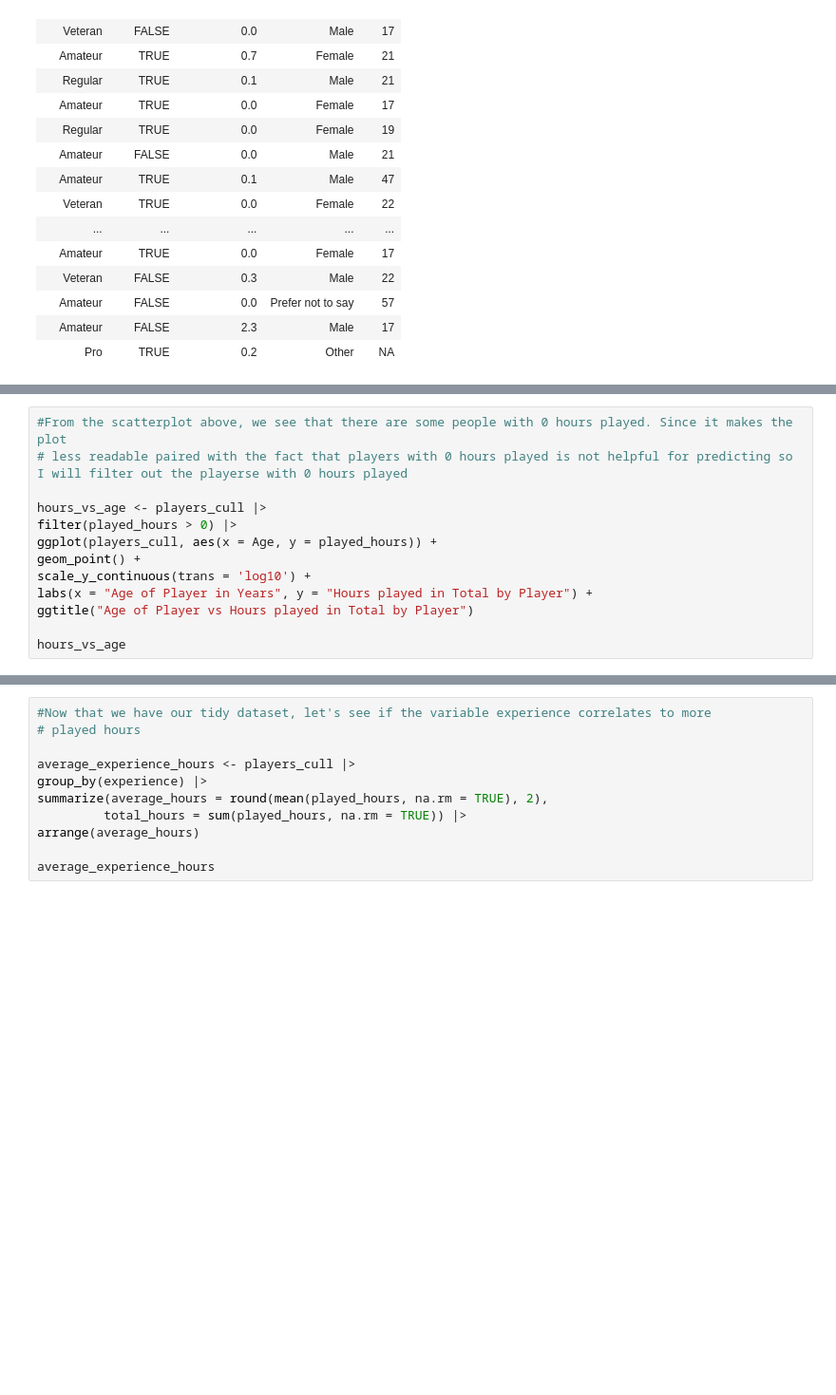
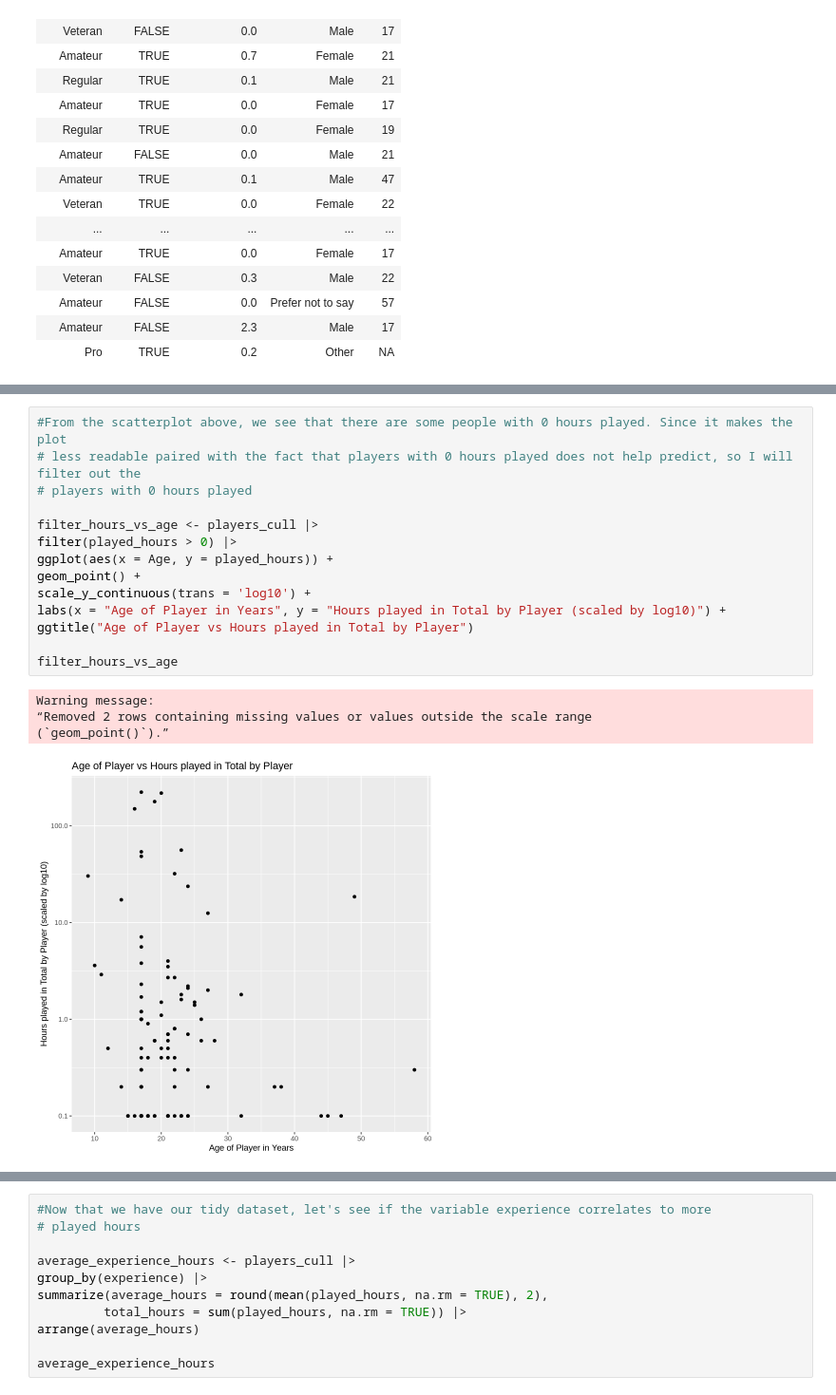
Before and after one commit to lhuang67/7-Lynn-Huang, a Jupyter notebook: MINECRAFT.ipynb, the cells around one changed output, grey strips where cells are left out. Shown at 95% size. Saved outputs shown, nothing was run; the diff lists cells and outputs as text; blank space fills up the shorter version.

```diff
--- a/MINECRAFT.ipynb
+++ b/MINECRAFT.ipynb
@@ -259,14 +259,20 @@ Warning message:
 [figure]
 # %%
 #From the scatterplot above, we see that there are some people with 0 hours played. Since it makes the plot
-# less readable paired with the fact that players with 0 hours played is not helpful for predicting so I will filter out the playerse with 0 hours played
+# less readable paired with the fact that players with 0 hours played does not help predict, so I will filter out the
+# players with 0 hours played
 
-hours_vs_age <- players_cull |>
+filter_hours_vs_age <- players_cull |>
 filter(played_hours > 0) |>
-ggplot(players_cull, aes(x = Age, y = played_hours)) +
+ggplot(aes(x = Age, y = played_hours)) +
 geom_point() +
 scale_y_continuous(trans = 'log10') +
-labs(x = "Age of Player in Years", y = "Hours played in Total by Player") +
+labs(x = "Age of Player in Years", y = "Hours played in Total by Player (scaled by log10)") +
 ggtitle("Age of Player vs Hours played in Total by Player")
 
-hours_vs_age
+filter_hours_vs_age
+# %% [output]
+Warning message:
+“Removed 2 rows containing missing values or values outside the scale range
+(`geom_point()`).”
+[figure, added]
```
Also changed, not shown: parts of 3 cells of this notebook.
